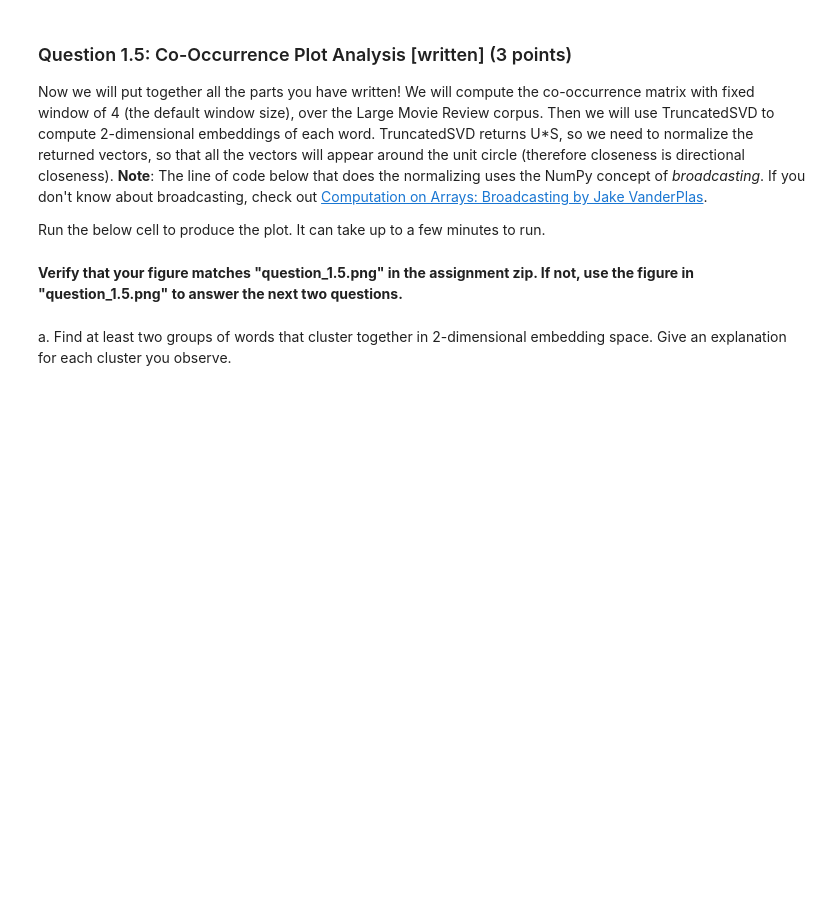
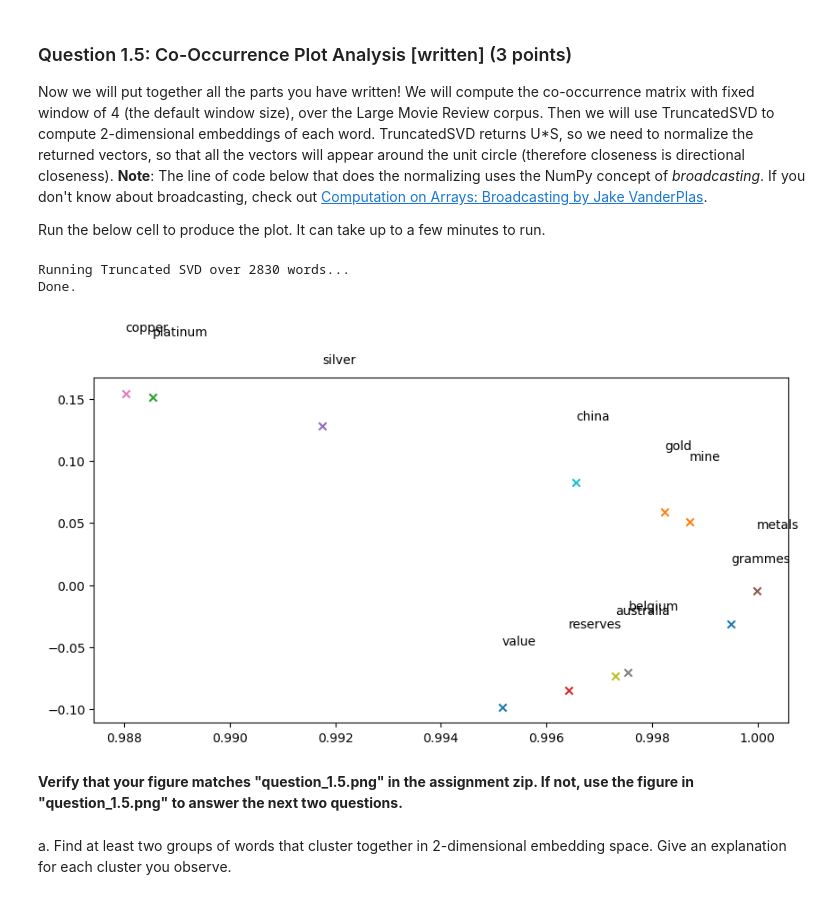
Before and after one commit to Jeffzzc/CS224n-2023, a Jupyter notebook: a1/exploring_word_vectors.ipynb, the cells around one changed output. Drawn from its saved outputs; the diff is of its cells as text; code cells hidden in the pictures; blank space fills up the shorter version.

```diff
--- a/a1/exploring_word_vectors.ipynb
+++ b/a1/exploring_word_vectors.ipynb
@@ -138,7 +156,9 @@ def distinct_words(corpus):
 
     # ------------------
     # Write your implementation here.
-
+    flatten_list = [y for x in corpus for y in x]
+    corpus_words = sorted(list(set(flatten_list)))
+    n_corpus_words = len(corpus_words)
 
     # ------------------
 
@@ -196,7 +220,28 @@ def compute_co_occurrence_matrix(corpus, window_size=4):
 
     # ------------------
     # Write your implementation here.
-
+    ind = list(range(n_words))
+    word2ind = dict(zip(words, ind))
+    M = np.zeros((n_words, n_words))
+    # 一个小工具函数：把一个窗口里的上下文词计数写入矩阵
+    def add_matrix(window):
+        for co_occ in window:
+            idx_col = word2ind[co_occ]
+            M[inx_row, idx_col] += 1
+    for doc in corpus:
+        len_doc = len(doc)
+        for i in range(len_doc):
+            word = doc[i]
+            inx_row = word2ind[word]
+            if i >= window_size and i <= len_doc - window_size :
+                window = doc[i - window_size:i] + doc[i + 1:i + window_size + 1]
+                add_matrix(window)
+            elif i < window_size:
+                window = doc[0:i] + doc[i + 1:i + window_size + 1]
+                add_matrix(window)
+            elif i > len_doc - window_size:
+                window = doc[i - window_size:i] + doc[i + 1:len_doc]
+                add_matrix(window)
 
     # ------------------
 
@@ -276,8 +325,8 @@ def reduce_to_k_dim(M, k=2):
 
     # ------------------
     # Write your implementation here.
-
-
+    svd = TruncatedSVD(n_components=k, n_iter=n_iters, random_state=0)
+    M_reduced = svd.fit_transform(M)
     # ------------------
 
     print("Done.")
@@ -322,8 +378,11 @@ def plot_embeddings(M_reduced, word2ind, words):
 
     # ------------------
     # Write your implementation here.
-
-
+    # plt.style.use('seaborn-whitegrid')
+    for i,word in enumerate(words):
+        [x,y] = M_reduced[word2ind[word], :]
+        plt.scatter(x, y, marker='x')
+        plt.annotate(word, (x, y), xytext=(x, y+0.05))
     # ------------------
 # %%
 # ---------------------
@@ -351,18 +415,22 @@ Run the below cell to produce the plot. It can take up to a few minutes to run.
 # %%
 # -----------------------------
 # Run This Cell to Produce Your Plot
 # ------------------------------
 imdb_corpus = read_corpus()
 M_co_occurrence, word2ind_co_occurrence = compute_co_occurrence_matrix(imdb_corpus)
 M_reduced_co_occurrence = reduce_to_k_dim(M_co_occurrence, k=2)
 
 # Rescale (normalize) the rows to make them each of unit-length
 M_lengths = np.linalg.norm(M_reduced_co_occurrence, axis=1)
 M_normalized = M_reduced_co_occurrence / M_lengths[:, np.newaxis] # broadcasting
 
-words = ['movie', 'book', 'mysterious', 'story', 'fascinating', 'good', 'interesting', 'large', 'massive', 'huge']
+words = ['value', 'gold', 'platinum', 'reserves', 'silver', 'metals', 'copper', 'belgium', 'australia', 'china', 'grammes', "mine"]
 
 plot_embeddings(M_normalized, word2ind_co_occurrence, words)
+# %% [output]
+Running Truncated SVD over 2830 words...
+Done.
+[figure, added]
 # %% [markdown]
 **Verify that your figure matches "question_1.5.png" in the assignment zip. If not, use the figure in "question_1.5.png" to answer the next two questions.**
 # %% [markdown]
```
Also changed, not shown: parts of 44 cells of this notebook.
